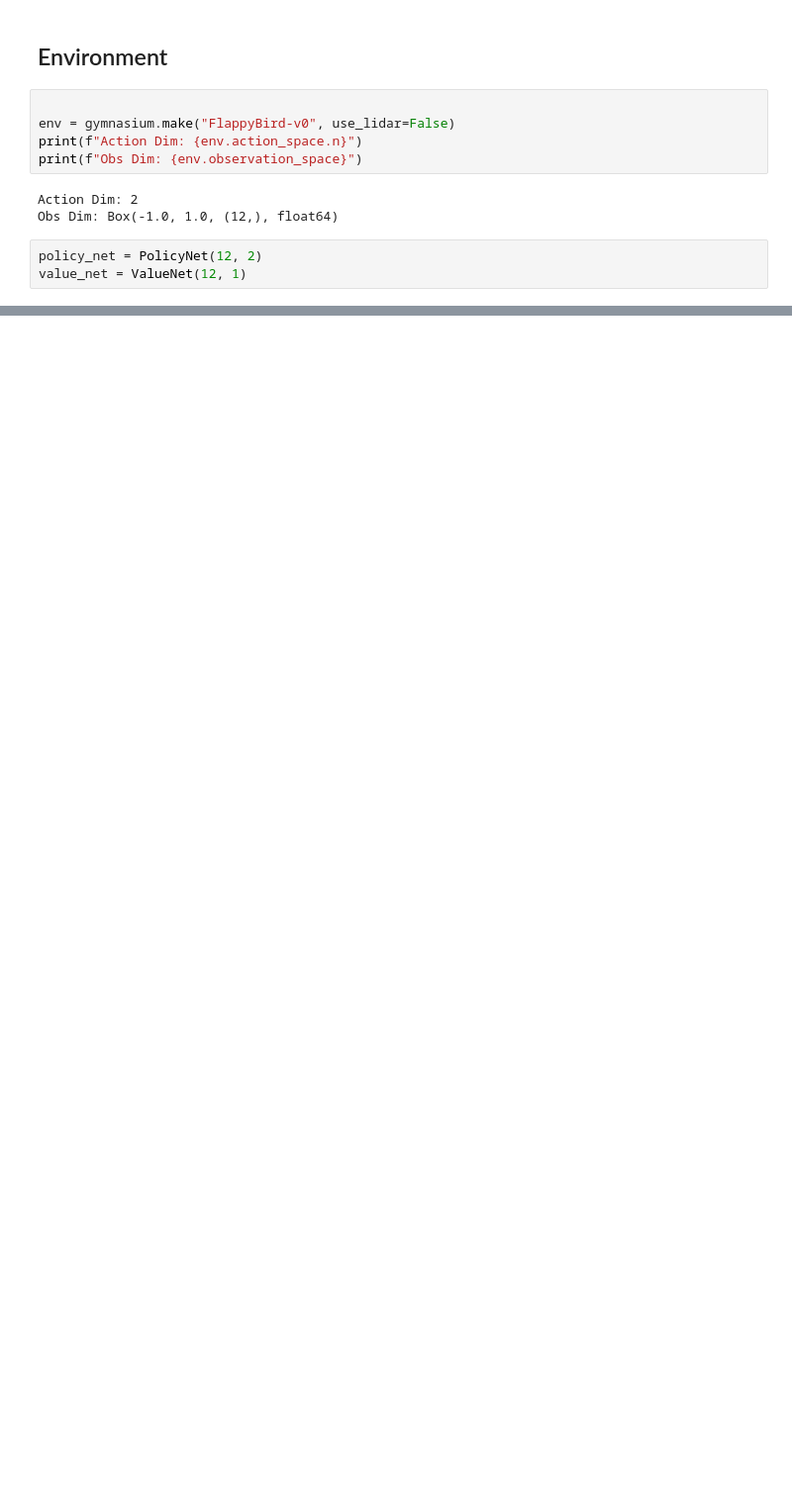
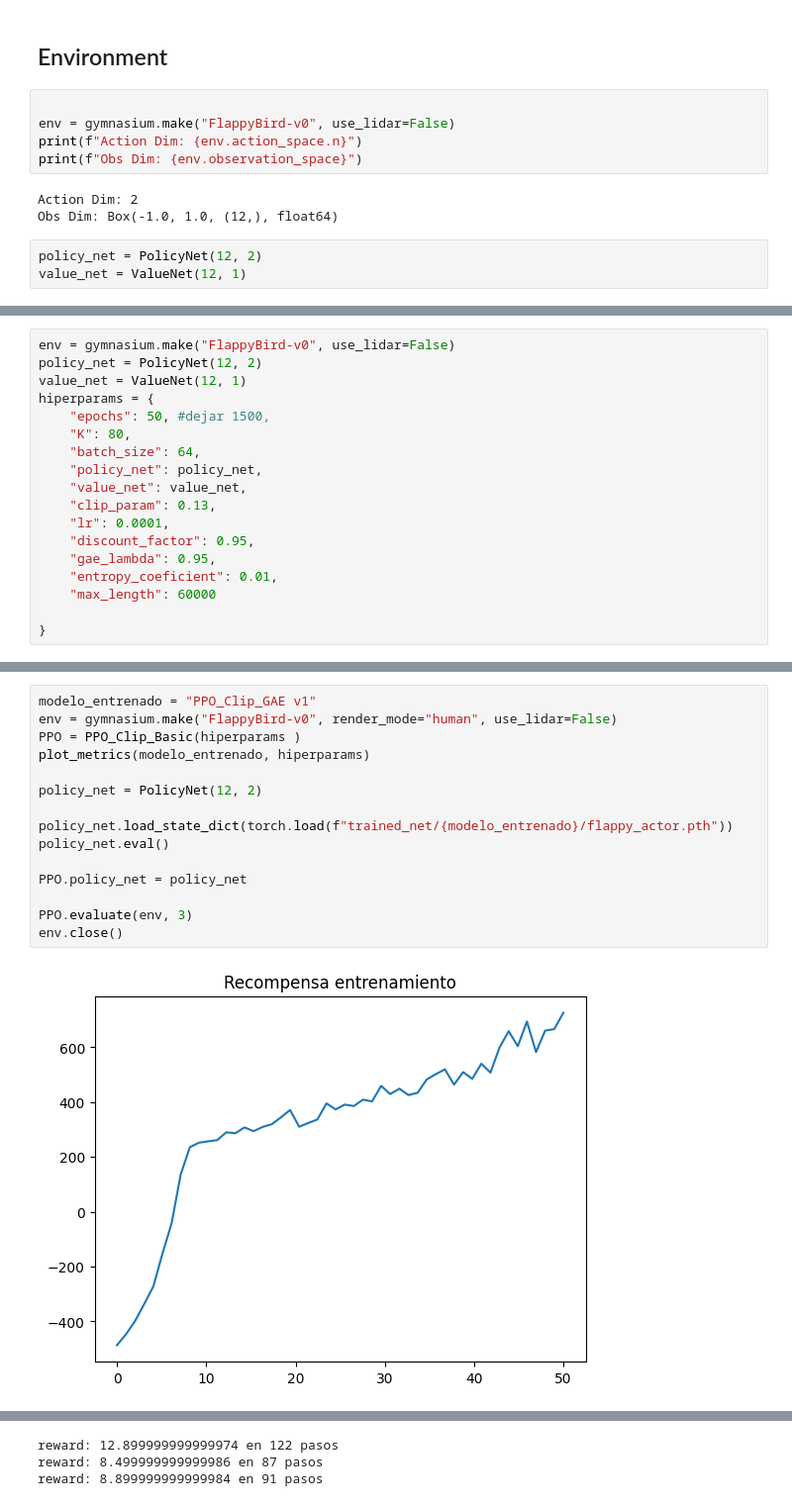
Before and after one commit to ArcaloJade/TPF-RL-LopezVilaclara-Costantini-Lewit, a Jupyter notebook: proyecto.ipynb, the cells around one changed output, grey strips where cells are left out. Shown at 99% size. Drawn from its saved outputs; the diff is of its cells as text; blank space fills up the shorter version.

```diff
--- a/proyecto.ipynb
+++ b/proyecto.ipynb
@@ -101,0 +121,18 @@ reward: 166.89999999999583 en 1365 pasos
+# %%
+env = gymnasium.make("FlappyBird-v0", use_lidar=False)
+policy_net = PolicyNet(12, 2)
+value_net = ValueNet(12, 1)
+hiperparams = {
+    "epochs": 50, #dejar 1500,
+    "K": 80,
+    "batch_size": 64,
+    "policy_net": policy_net,
+    "value_net": value_net,
+    "clip_param": 0.13,
+    "lr": 0.0001,
+    "discount_factor": 0.95,
+    "gae_lambda": 0.95,
+    "entropy_coeficient": 0.01,
+    "max_length": 60000
+
+}
@@ -101,0 +150,17 @@ reward: 166.89999999999583 en 1365 pasos
+# %%
+modelo_entrenado = "PPO_Clip_GAE v1"
+env = gymnasium.make("FlappyBird-v0", render_mode="human", use_lidar=False)
+PPO = PPO_Clip_Basic(hiperparams )
+plot_metrics(modelo_entrenado, hiperparams)
+
+policy_net = PolicyNet(12, 2)
+
+policy_net.load_state_dict(torch.load(f"trained_net/{modelo_entrenado}/flappy_actor.pth"))
+policy_net.eval()
+
+PPO.policy_net = policy_net
+
+PPO.evaluate(env, 3)
+env.close()
+# %% [output]
+[figure, added]
@@ -101,0 +168,3 @@ reward: 166.89999999999583 en 1365 pasos
+reward: 12.899999999999974 en 122 pasos
+reward: 8.499999999999986 en 87 pasos
+reward: 8.899999999999984 en 91 pasos
```
Also changed, not shown: parts of 22 cells of this notebook, 27 other files.
